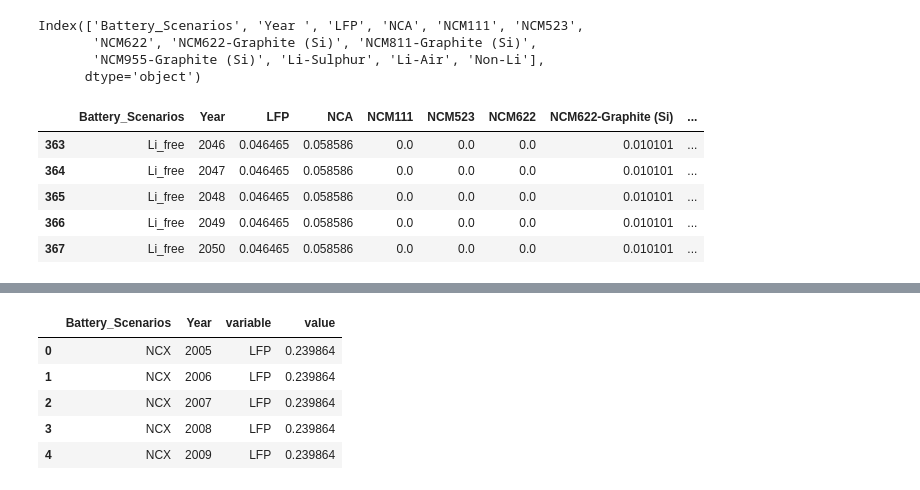
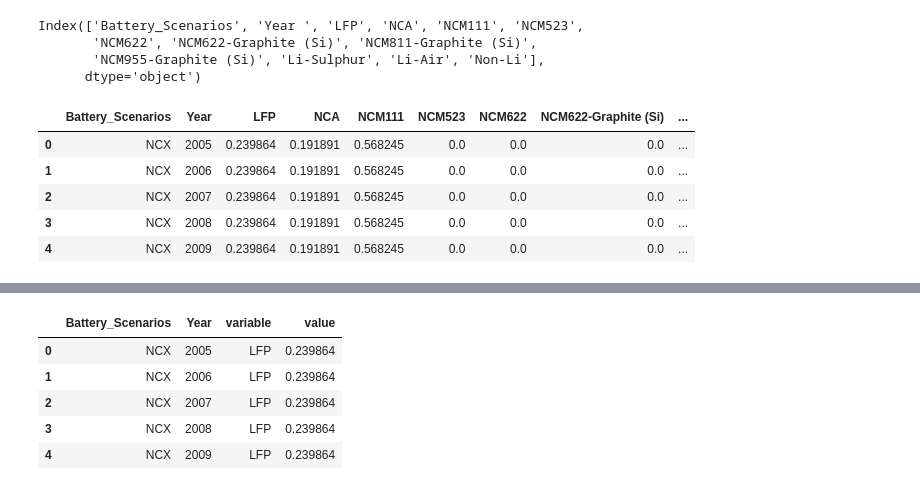
Before and after one commit to fernaag/Global_LIB_system, a Jupyter notebook: data_handling/fitting_and_preparation/batteryChemistry_motorEnergy_vehicleSize_World.ipynb, the cells around one changed output, grey strips where cells are left out. Saved outputs shown, nothing was run; the diff lists cells and outputs as text; code cells hidden in the pictures.

```diff
--- a/data_handling/fitting_and_preparation/batteryChemistry_motorEnergy_vehicleSize_World.ipynb
+++ b/data_handling/fitting_and_preparation/batteryChemistry_motorEnergy_vehicleSize_World.ipynb
@@ -153,14 +155,14 @@ Index(['Battery_Scenarios', 'Year ', 'LFP', 'NCA', 'NCM111', 'NCM523',
        'NCM955-Graphite (Si)', 'Li-Sulphur', 'Li-Air', 'Non-Li'],
       dtype='object')
 # %%
-chem.tail()
+chem.head()
 # %% [output]
 |  | Battery_Scenarios | Year | LFP | NCA | NCM111 | NCM523 | NCM622 | NCM622-Graphite (Si) | ... |
-| 363 | Li_free | 2046 | 0.046465 | 0.058586 | 0.0 | 0.0 | 0.0 | 0.010101 | ... |
-| 364 | Li_free | 2047 | 0.046465 | 0.058586 | 0.0 | 0.0 | 0.0 | 0.010101 | ... |
-| 365 | Li_free | 2048 | 0.046465 | 0.058586 | 0.0 | 0.0 | 0.0 | 0.010101 | ... |
-| 366 | Li_free | 2049 | 0.046465 | 0.058586 | 0.0 | 0.0 | 0.0 | 0.010101 | ... |
-| 367 | Li_free | 2050 | 0.046465 | 0.058586 | 0.0 | 0.0 | 0.0 | 0.010101 | ... |
+| 0 | NCX | 2005 | 0.239864 | 0.191891 | 0.568245 | 0.0 | 0.0 | 0.0 | ... |
+| 1 | NCX | 2006 | 0.239864 | 0.191891 | 0.568245 | 0.0 | 0.0 | 0.0 | ... |
+| 2 | NCX | 2007 | 0.239864 | 0.191891 | 0.568245 | 0.0 | 0.0 | 0.0 | ... |
+| 3 | NCX | 2008 | 0.239864 | 0.191891 | 0.568245 | 0.0 | 0.0 | 0.0 | ... |
+| 4 | NCX | 2009 | 0.239864 | 0.191891 | 0.568245 | 0.0 | 0.0 | 0.0 | ... |
 # %%
 chem.set_index(['Battery_Scenarios', 'Year '])
 # %% [output]
```
Also changed, not shown: parts of 25 cells of this notebook, 9 other files.
